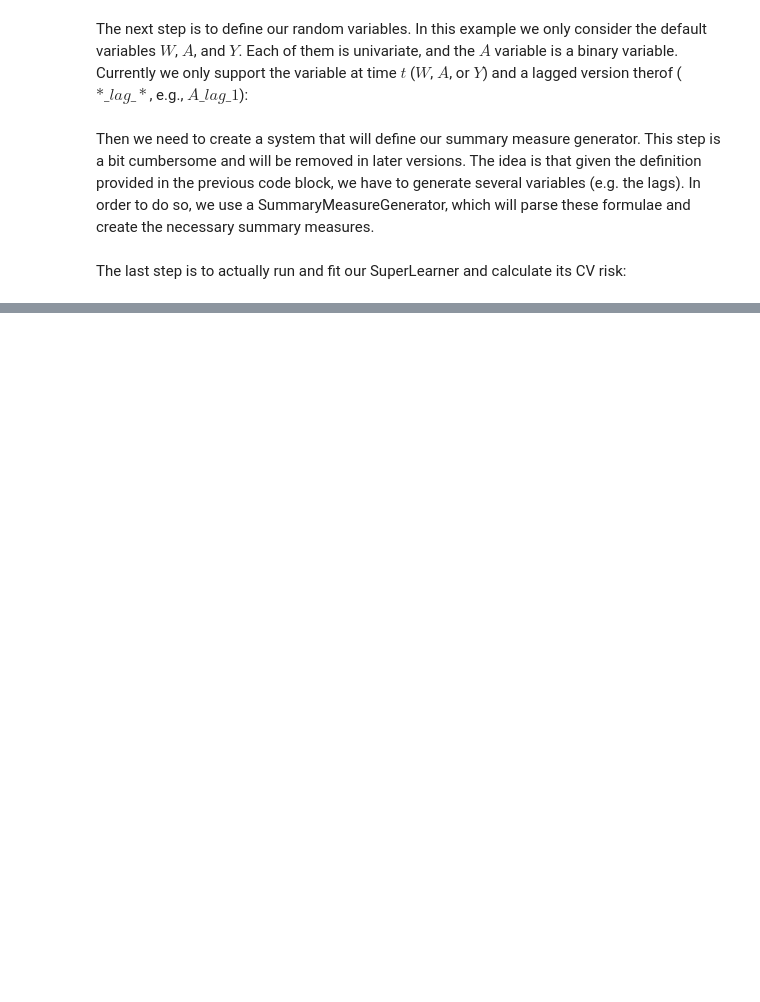
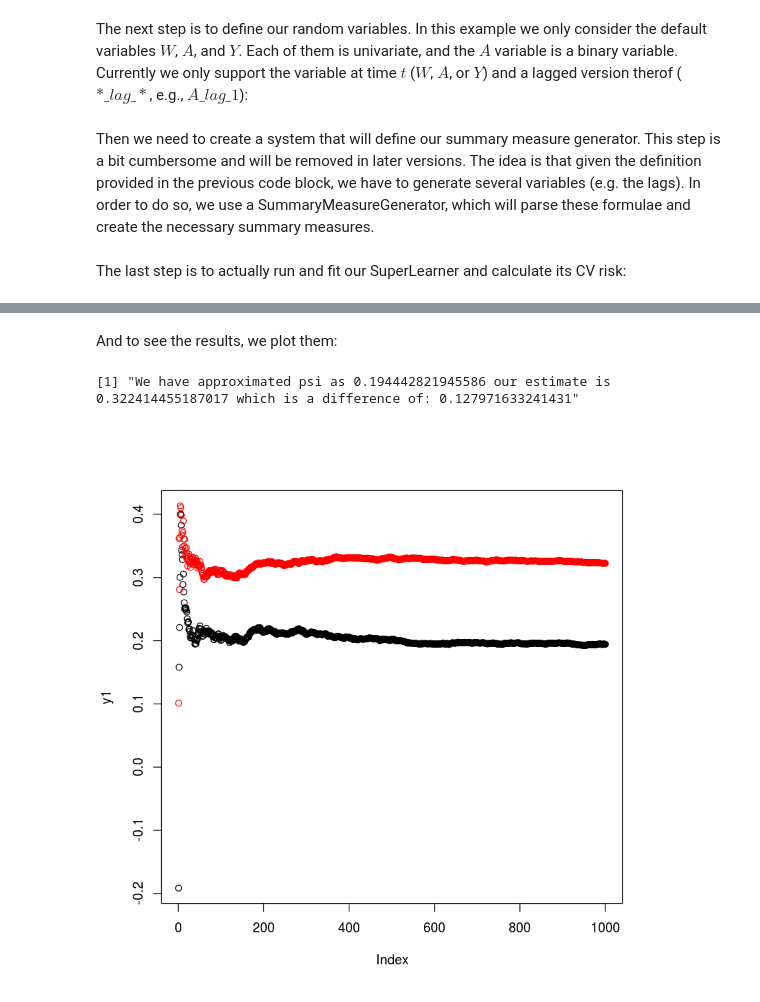
Before and after one commit to frbl/OnlineSuperLearner, a Jupyter notebook: OnlineSuperLearner example.ipynb, the cells around one changed output, grey strips where cells are left out. Saved outputs shown, nothing was run; the diff lists cells and outputs as text; code cells hidden in the pictures; blank space fills up the shorter version.

```diff
--- a/OnlineSuperLearner example.ipynb
+++ b/OnlineSuperLearner example.ipynb
@@ -92,7 +95,7 @@ Now the basic configuration for the OSL is done, we can go ahead and specify whi
 3. _variable_: Which variable do we consider the intervention variable? ($A$ in the TL literature)
 # %%
 # Number of iterations for approximation of the true parameter of interest
-B <- 1e2
+B <- 1e3
 
 # The intervention we are interested in
 intervention  <- list(when = c(2), what = c(0), variable ='A')
@@ -145,14 +148,15 @@ simulator  <- OnlineSuperLearner::Simulator.GAD$new()
 
 
 # Approximate the truth under the treatment
-psi.approx <- mclapply(seq(B), function(bb) {
+result.approx <- mclapply(seq(B), function(bb) {
   when <- max(intervention$when)
   data.int <- simulator$simulateWAY(tau, qw = llW, ga = llA, Qy = llY,
                                     intervention = intervention, verbose = log)
   data.int$Y[tau]
 }, mc.cores = cores) %>%
-  unlist %>%
-  mean
+  unlist
+
+psi.approx <- mean(result.approx)
 
 print(psi.approx)
 # %% [output]
@@ -160,8 +164,8 @@ print(psi.approx)
 # %% [markdown]
 The next step is to use the mechanisms to create a test set of data. Note that we are wrapping our data in a `Data.Static` object. By doing so, we can easily swap this static dataframe out for a stream of incoming data.
 # %%
-data.train <- simulator$simulateWAY(training_set_size + B, qw=llW, ga=llA, Qy=llY, verbose=log) %>%
-  OnlineSuperLearner::Data.Static$new(dataset = .)
+data.train <- simulator$simulateWAY(training_set_size + B, qw=llW, ga=llA, Qy=llY, verbose=log)
+data.train.static <- OnlineSuperLearner::Data.Static$new(dataset = data.train)
 # %% [markdown]
 ## The OnlineSuperLearner initialization
 Now everything is set-up, we can start our super learner procedure. First let's choose a set of estimators we wish to include in our learner. Note that OSL automatically creates a grid of learners based on te hyperparameters provided in the setup.
@@ -200,4 +204,4 @@ algos <- append(algos, list(list(algorithm = 'tmlenet::speedglmR6',
 # %% [markdown]
 We use the loglikelihood loss function as general loss function. In order to do so, we should make sure that we bound all variables between $0$ and $1$. We create bounds for all variables in order to do so.
 # %%
-bounds <- OnlineSuperLearner::SummaryMeasureGenerator.generate_bounds(data.train)
+bounds <- OnlineSuperLearner:::SummaryMeasureGenerator.generate_bounds(data.train)
@@ -251,0 +264,21 @@ print(paste('We have approximated psi as', psi.approx,
+# %% [markdown]
+And to see the results, we plot them:
+# %%
+# Calculate psi
+psi.estimation <- mean(result)
+
+# Plot the convergence
+y1 <- cumsum(result.approx)/seq(along=result.approx)
+y2 <- cumsum(result)/seq(along=result)
+
+plot(y1, ylim=range(c(y1,y2)))
+par(new=TRUE)
+plot(y2, ylim=range(c(y1,y2)), col="red", axes = FALSE, xlab = "", ylab = "")
+
+# Print the outcome
+print(paste('We have approximated psi as', psi.approx,
+            'our estimate is', psi.estimation,
+            'which is a difference of:', abs(psi.approx - psi.estimation)))
+# %% [output]
+[1] "We have approximated psi as 0.194442821945586 our estimate is 0.322414455187017 which is a difference of: 0.127971633241431"
+[figure, added]
```
Also changed, not shown: parts of 10 cells of this notebook.
